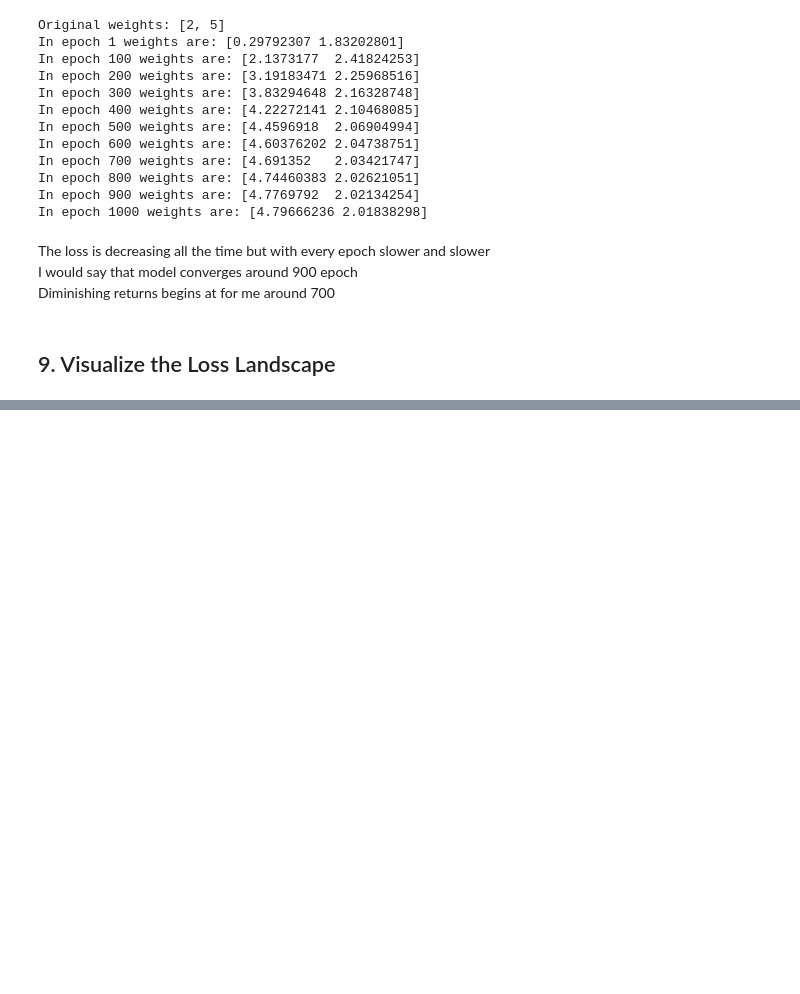
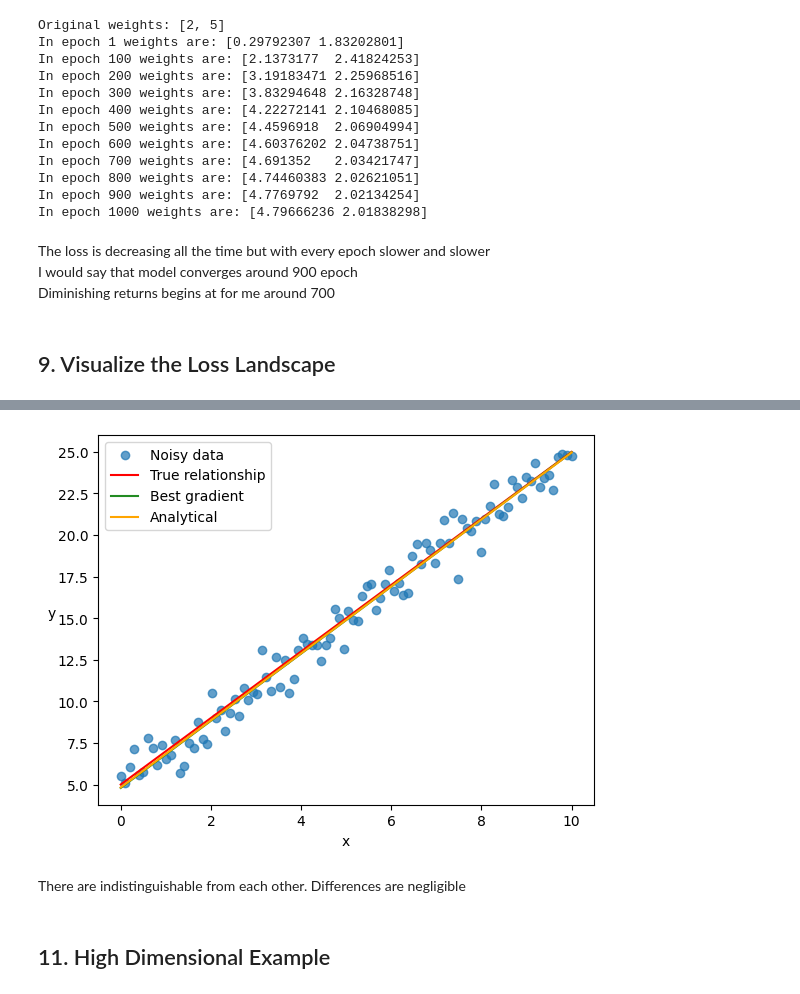
Before and after one commit to Spontaniczny/Stochastic-methods-in-machine-learning, a Jupyter notebook: lab1/lab1.ipynb, the cells around one changed output, grey strips where cells are left out. Saved outputs shown, nothing was run; the diff lists cells and outputs as text; code cells hidden in the pictures; blank space fills up the shorter version.

```diff
--- a/lab1/lab1.ipynb
+++ b/lab1/lab1.ipynb
@@ -253,0 +291,3 @@ Diminishing returns begins at for me around 700
+# %%
+analytical_weights = np.linalg.inv(x.T @ x) @ x.T @ y
+analytical_loss = MSE(y, x, analytical_weights)
@@ -253,0 +306,17 @@ Diminishing returns begins at for me around 700
+# %%
+plt.scatter(x[:, 1], y, label="Noisy data", alpha=0.7)
+
+plt.plot(x[:, 1], 2*x[:, 1] + 5, color="red", label="True relationship")
+plt.plot(x[:, 1], best_weights[1] * x[:, 1] + best_weights[0], color="forestgreen", label="Best gradient")
+plt.plot(x[:, 1], analytical_weights[1] * x[:, 1] + analytical_weights[0], color="orange", label="Analytical")
+
+plt.xlabel("x")
+plt.ylabel("y", rotation=0)
+plt.legend()
+plt.show()
+# %% [output]
+[figure, added]
+# %% [markdown]
+There are indistinguishable from each other. Differences are negligible
+# %% [markdown]
+## 11. High Dimensional Example
```
Also changed, not shown: parts of 7 cells of this notebook.
